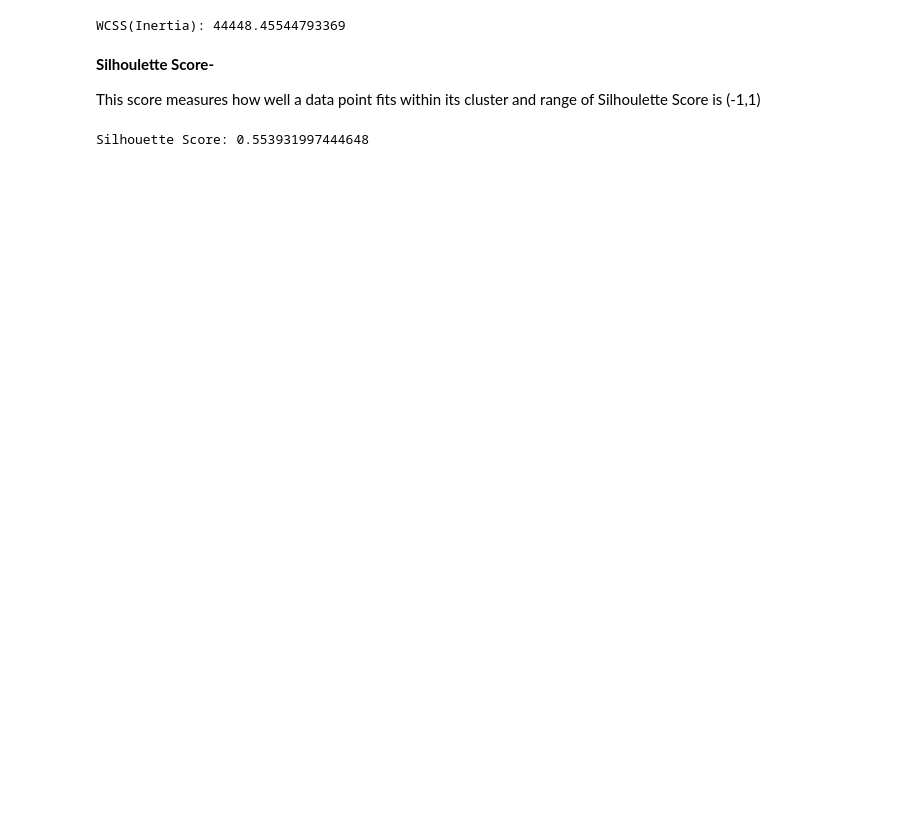
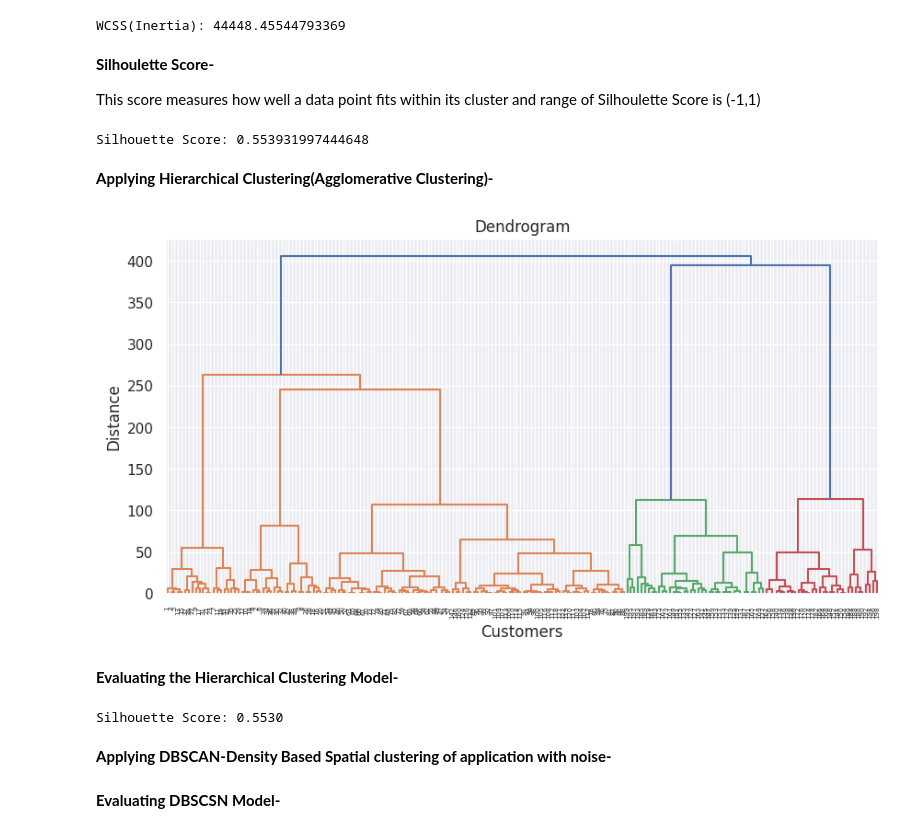
Before and after one commit to KARTIKPARATKAR/MACHINE-LEARNING-WORK, a Jupyter notebook: CustomerSegmentationUsingClustering.ipynb, the cells around one changed output. Cells and saved outputs as stored; diff of their text form; code cells hidden in the pictures; blank space fills up the shorter version.

```diff
--- a/CustomerSegmentationUsingClustering.ipynb
+++ b/CustomerSegmentationUsingClustering.ipynb
@@ -213,3 +214,41 @@ silhouette_avg = silhouette_score(customer_data[['Annual Income (k$)', 'Spending
 print("Silhouette Score:", silhouette_avg)
 # %% [output]
 Silhouette Score: 0.553931997444648
+# %% [markdown]
+**Applying Hierarchical Clustering(Agglomerative Clustering)-**
+# %%
+from sklearn.cluster import AgglomerativeClustering
+
+agg_clustering = AgglomerativeClustering(n_clusters=5, linkage='ward')
+customer_data['Cluster'] = agg_clustering.fit_predict(customer_data[['Annual Income (k$)', 'Spending Score (1-100)']])
+# %%
+#Now visualizing Dendrogram
+import scipy.cluster.hierarchy as sch
+
+plt.figure(figsize=(10, 5))
+dendrogram = sch.dendrogram(sch.linkage(customer_data[['Annual Income (k$)', 'Spending Score (1-100)']], method='ward'))
+plt.title('Dendrogram')
+plt.xlabel('Customers')
+plt.ylabel('Distance')
+plt.show()
+# %% [output]
+[figure, added]
+# %% [markdown]
+**Evaluating the Hierarchical Clustering Model-**
+# %%
+from sklearn.metrics import silhouette_score
+import numpy as np
+
+# Extract only features (Annual Income & Spending Score)
+data_array = customer_data[['Annual Income (k$)', 'Spending Score (1-100)']].values
+
+# Extract cluster labels
+labels = customer_data['Cluster'].values
+
+# Compute Silhouette Score
+silhouette_avg = silhouette_score(data_array, labels)
+print(f"Silhouette Score: {silhouette_avg:.4f}")
+# %% [output]
+Silhouette Score: 0.5530
+# %% [markdown]
+**Applying DBSCAN-Density Based Spatial clustering of application with noise-**
@@ -215,0 +261,2 @@ Silhouette Score: 0.553931997444648
+# %% [markdown]
+**Evaluating DBSCSN Model-**
```
Also changed, not shown: parts of 6 cells of this notebook.
